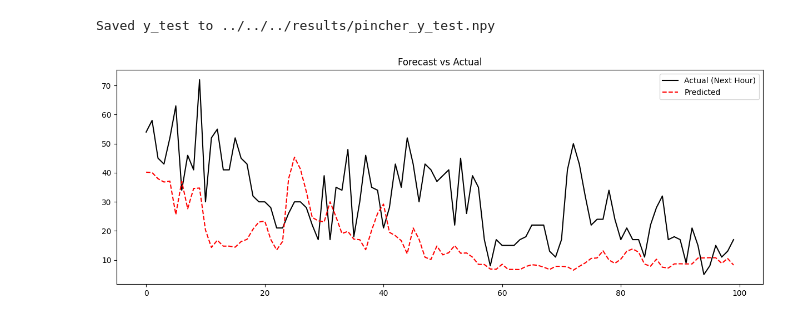
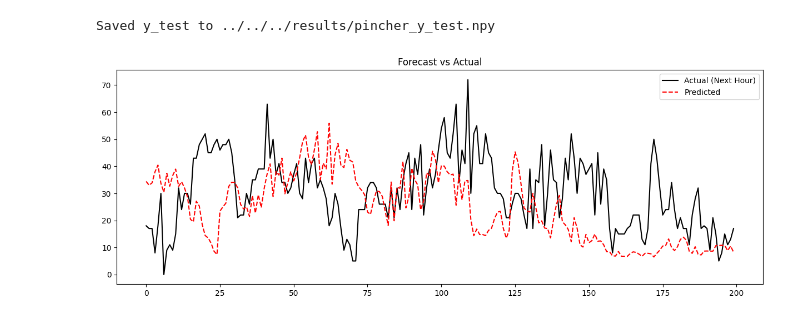
Before and after one commit to amirbaqerzadeh/wind-forecast-benchmark, a Jupyter notebook: notebooks/non-linear/ensemble/pincher_xgboost.ipynb, the cells around one changed output. Cells and saved outputs as stored; diff of their text form; code cells hidden in the pictures.

```diff
--- a/notebooks/non-linear/ensemble/pincher_xgboost.ipynb
+++ b/notebooks/non-linear/ensemble/pincher_xgboost.ipynb
@@ -329,11 +329,11 @@ Saved y_test to ../../../results/pincher_y_test.npy
 # %%
 import matplotlib.pyplot as plt
 
 plt.figure(figsize=(15, 5))
-plt.plot(y_tune[-100:], label='Actual (Next Hour)', color='black')
-plt.plot(preds[-100:], label='Predicted', color='red', linestyle='--')
+plt.plot(y_tune[-200:], label='Actual (Next Hour)', color='black')
+plt.plot(preds[-200:], label='Predicted', color='red', linestyle='--')
 plt.legend()
 plt.title("Forecast vs Actual")
 plt.show()
 # %% [output]
-[figure, old version]
+[figure, new version]
```
